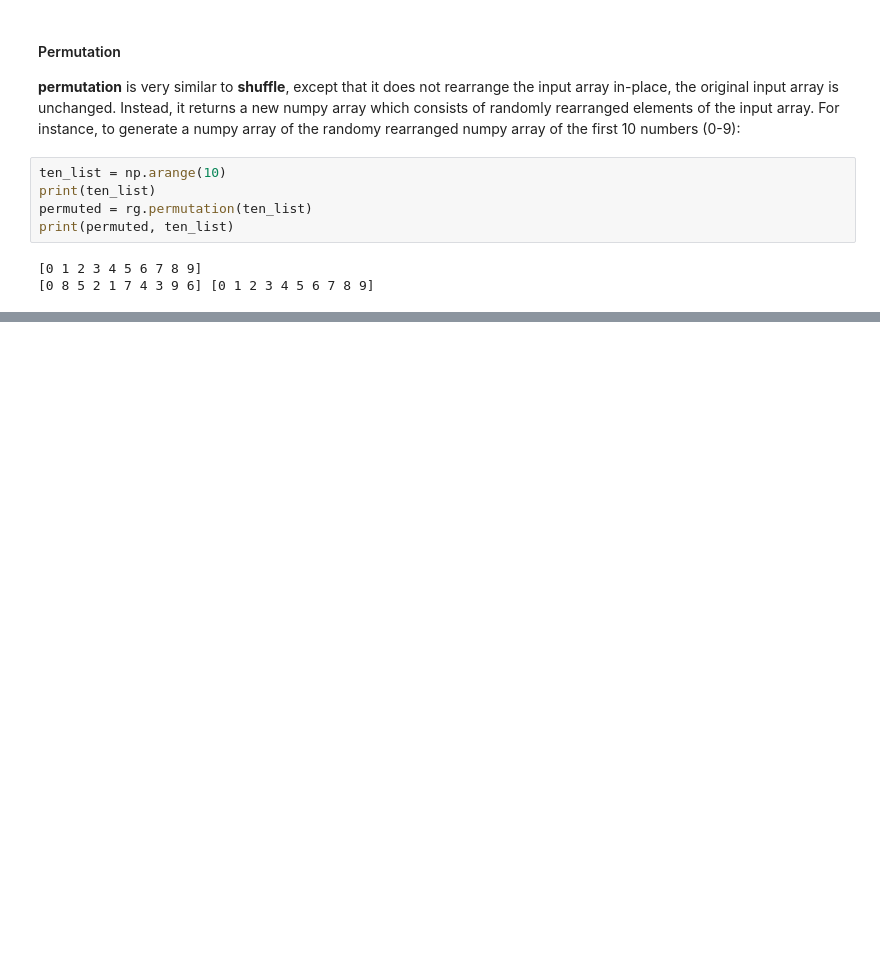
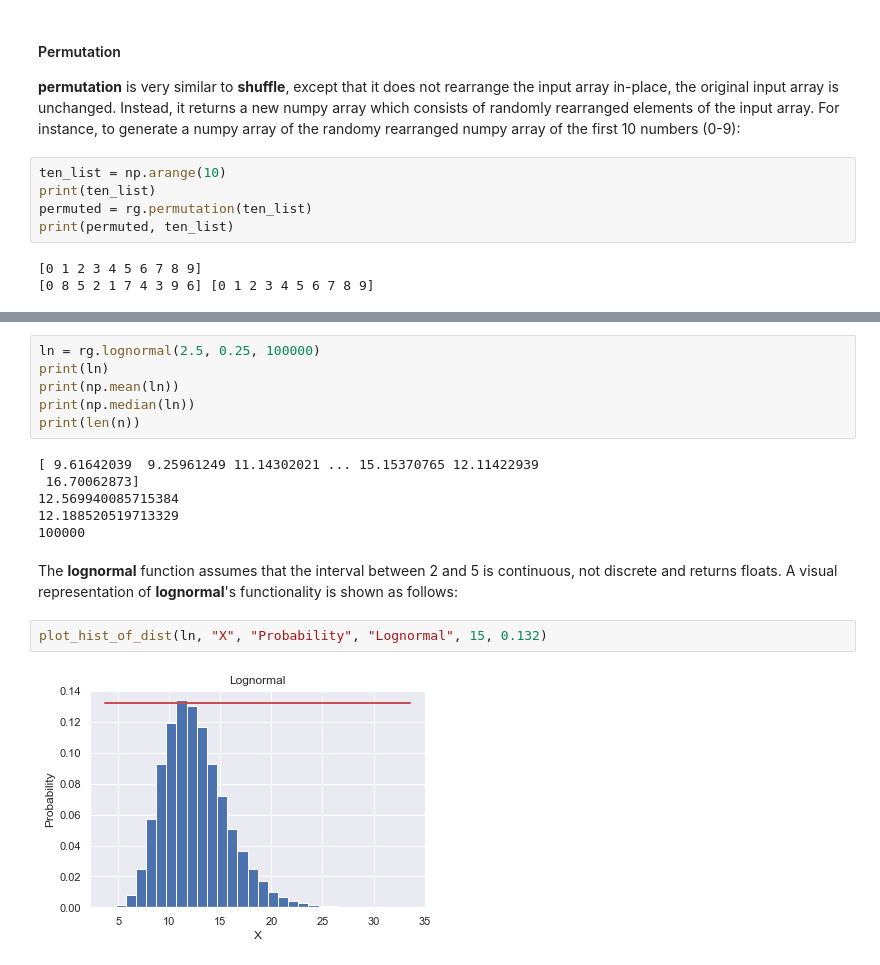
Before and after one commit to AlanQuille/ProgDA_Assignment, a Jupyter notebook: Programming for Data Analysis Assignment 2020.ipynb, the cells around one changed output, grey strips where cells are left out. Drawn from its saved outputs; the diff is of its cells as text; blank space fills up the shorter version.

```diff
--- a/Programming for Data Analysis Assignment 2020.ipynb
+++ b/Programming for Data Analysis Assignment 2020.ipynb
@@ -76,0 +165,19 @@ print(permuted, ten_list)
+# %%
+ln = rg.lognormal(2.5, 0.25, 100000)
+print(ln)
+print(np.mean(ln))
+print(np.median(ln))
+print(len(n))
+# %% [output]
+[ 9.61642039  9.25961249 11.14302021 ... 15.15370765 12.11422939
+ 16.70062873]
+12.569940085715384
+12.188520519713329
+100000
+# %% [markdown]
+The **lognormal** function assumes that the interval between 2 and 5 is continuous, not discrete and returns floats.
+A visual representation of **lognormal**'s functionality is shown as follows:
+# %%
+plot_hist_of_dist(ln, "X", "Probability", "Lognormal", 15, 0.132)
+# %% [output]
+[figure, added]
```
Also changed, not shown: parts of 24 cells of this notebook.
